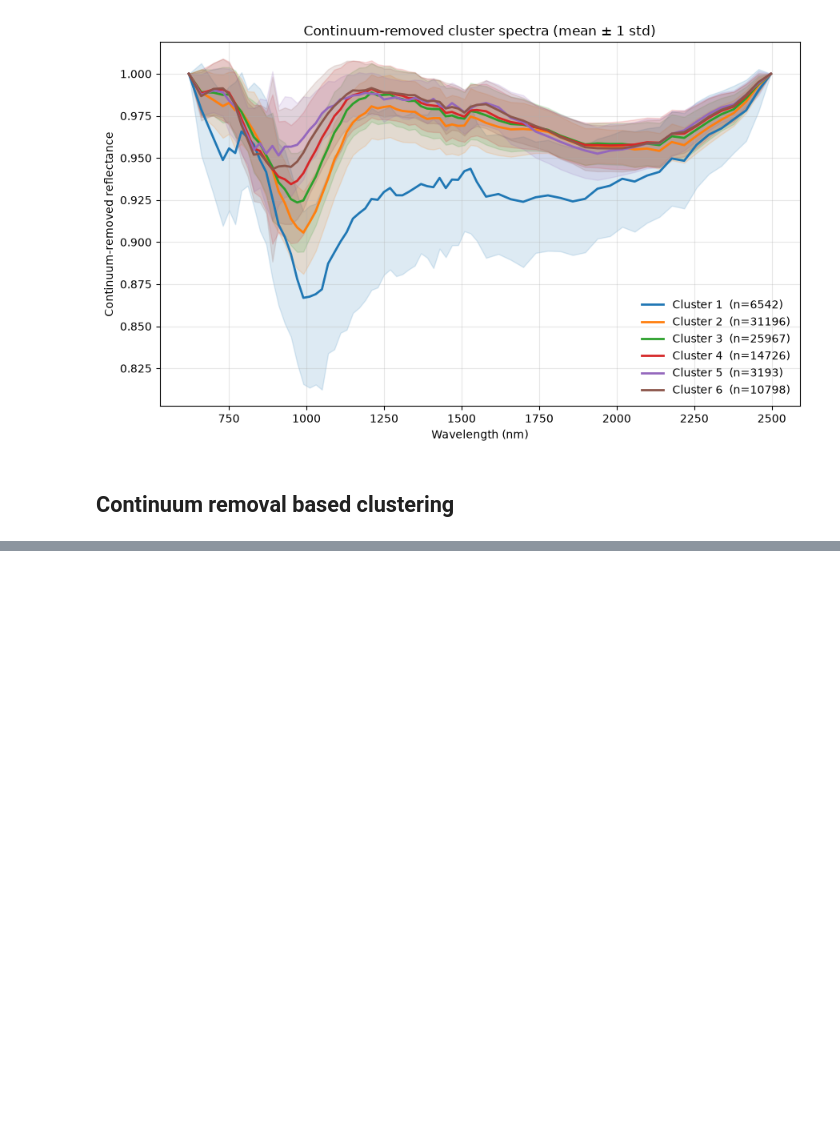
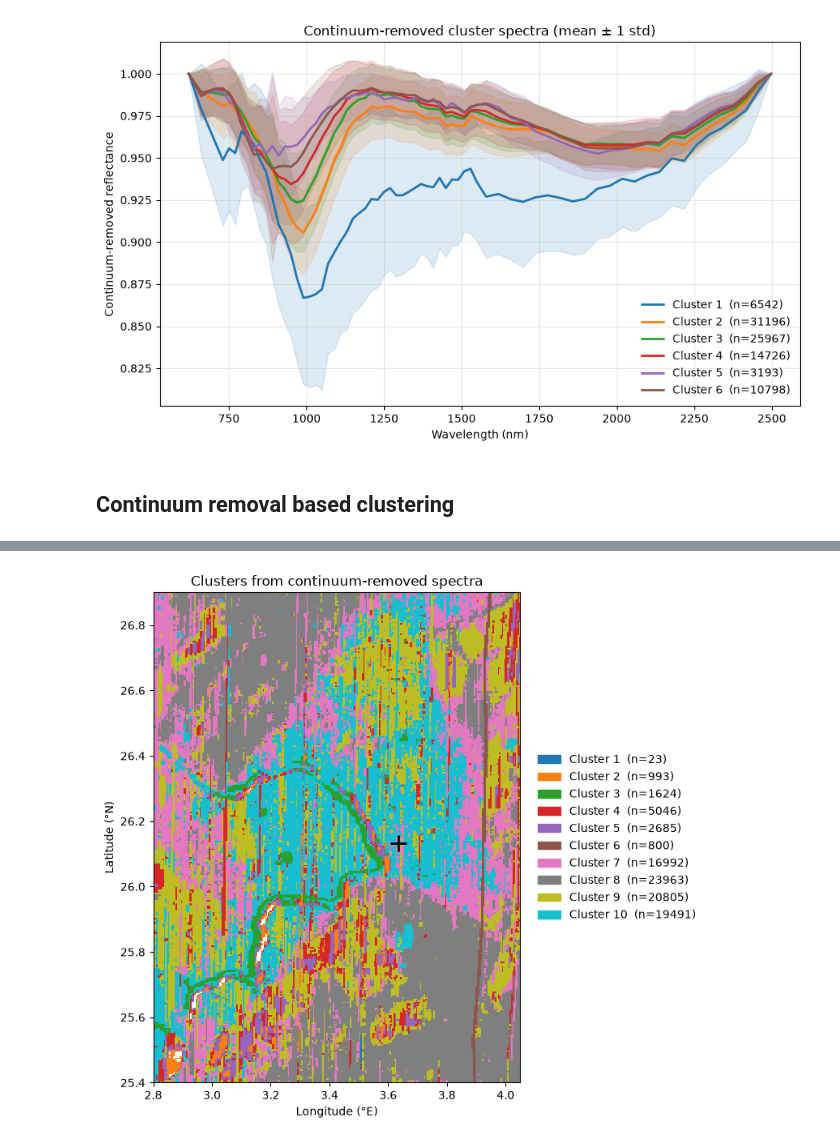
Before and after one commit to SourabhShubhamSinha/m3_spectral_clustering, a Jupyter notebook: notebooks/01_exploratory_m3_analysis.ipynb, the cells around one changed output, grey strips where cells are left out. Saved outputs shown, nothing was run; the diff lists cells and outputs as text; code cells hidden in the pictures; blank space fills up the shorter version.

```diff
--- a/notebooks/01_exploratory_m3_analysis.ipynb
+++ b/notebooks/01_exploratory_m3_analysis.ipynb
@@ -398,0 +459,21 @@ plt.tight_layout(); plt.show()
+# %%
+colors_cr = (plt.get_cmap("tab10").colors[:k_cr] if k_cr <= 10
+             else plt.get_cmap("tab20").colors[:k_cr])
+cmap_cr = ListedColormap(colors_cr)
+norm_cr = BoundaryNorm(np.arange(0.5, k_cr + 1.5), k_cr)
+
+fig, ax = plt.subplots(figsize=(8, 7))
+ax.imshow(label_img_cr, cmap=cmap_cr, norm=norm_cr, interpolation="nearest",
+          extent=(LON_MIN, LON_MAX, LAT_MIN, LAT_MAX))
+ax.set_aspect(1 / np.cos(np.radians(SITE_LAT)))
+ax.plot(SITE_LON, SITE_LAT, "k+", ms=14, mew=2)
+ax.set_xlabel("Longitude (°E)"); ax.set_ylabel("Latitude (°N)")
+ax.set_title("Clusters from continuum-removed spectra")
+
+sizes_cr = np.bincount(labels_cr, minlength=k_cr + 1)[1:]
+handles = [Patch(color=colors_cr[i], label=f"Cluster {i + 1}  (n={sizes_cr[i]})")
+           for i in range(k_cr)]
+ax.legend(handles=handles, loc="center left", bbox_to_anchor=(1.02, 0.5), frameon=False)
+plt.tight_layout(); plt.show()
+# %% [output]
+[figure, added]
```
Also changed, not shown: parts of 6 cells of this notebook.
